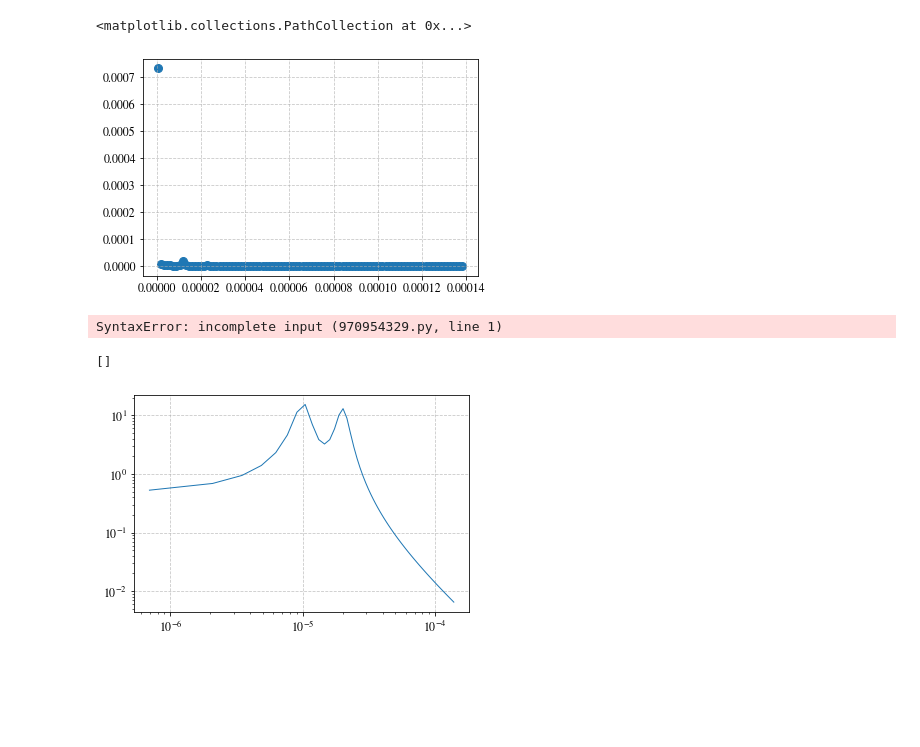
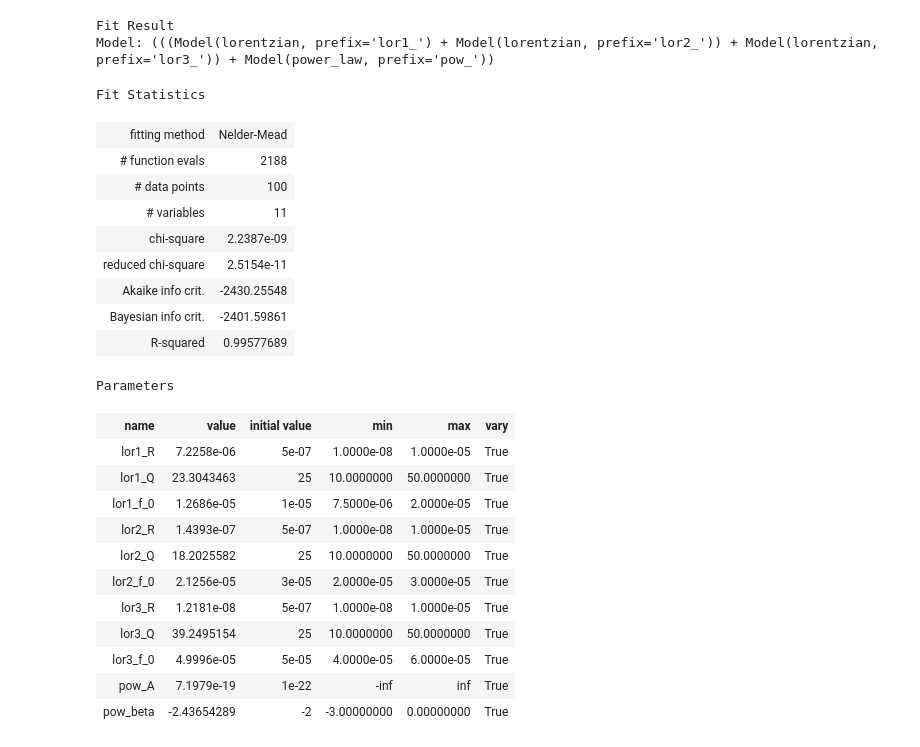
Before and after one commit to nx1/clear_skies, a Jupyter notebook: notebooks/PSD.ipynb, the cells around one changed output. Drawn from its saved outputs; the diff is of its cells as text; code cells hidden in the pictures; blank space fills up the shorter version.

```diff
--- a/notebooks/PSD.ipynb
+++ b/notebooks/PSD.ipynb
@@ -158,23 +180,0 @@ plt.show()
-# %%
-# Lorentzian decomposition of power spectra
-
-xdata = freqs_binned
-ydata = psd_binned
-xdata_log = np.log10(xdata)
-ydata_log = np.log10(ydata)
-plt.scatter(xdata, ydata)
-# %% [output]
-<matplotlib.collections.PathCollection at 0x...>
-[figure, removed]
-# %%
-def summed_lorenzian(xdata, ):
-    return lorentzian() + lorentzian()
-# %% [output]
-SyntaxError: incomplete input (970954329.py, line 1)
-# %%
-y_model = lorentzian(xdata, R=0.01, Q=10, f_0=2e-5) + lorentzian(xdata, R=0.01, Q=10, f_0=1e-5)
-plt.plot(xdata,y_model)
-plt.loglog()
-# %% [output]
-[]
-[figure, removed]
@@ -207,0 +181,28 @@ plt.show()
+# %%
+result
+# %% [output]
+Fit Result
+Model: (((Model(lorentzian, prefix='lor1_') + Model(lorentzian, prefix='lor2_')) + Model(lorentzian, prefix='lor3_')) + Model(power_law, prefix='pow_'))
+Fit Statistics
+| fitting method | Nelder-Mead |
+| # function evals | 2188 |
+| # data points | 100 |
+| # variables | 11 |
+| chi-square | 2.2387e-09 |
+| reduced chi-square | 2.5154e-11 |
+| Akaike info crit. | -2430.25548 |
+| Bayesian info crit. | -2401.59861 |
+| R-squared | 0.99577689 |
+Parameters
+| name | value | initial value | min | max | vary |
+| lor1_R | 7.2258e-06 | 5e-07 | 1.0000e-08 | 1.0000e-05 | True |
+| lor1_Q | 23.3043463 | 25 | 10.0000000 | 50.0000000 | True |
+| lor1_f_0 | 1.2686e-05 | 1e-05 | 7.5000e-06 | 2.0000e-05 | True |
+| lor2_R | 1.4393e-07 | 5e-07 | 1.0000e-08 | 1.0000e-05 | True |
+| lor2_Q | 18.2025582 | 25 | 10.0000000 | 50.0000000 | True |
+| lor2_f_0 | 2.1256e-05 | 3e-05 | 2.0000e-05 | 3.0000e-05 | True |
+| lor3_R | 1.2181e-08 | 5e-07 | 1.0000e-08 | 1.0000e-05 | True |
+| lor3_Q | 39.2495154 | 25 | 10.0000000 | 50.0000000 | True |
+| lor3_f_0 | 4.9996e-05 | 5e-05 | 4.0000e-05 | 6.0000e-05 | True |
+| pow_A | 7.1979e-19 | 1e-22 | -inf | inf | True |
+| pow_beta | -2.43654289 | -2 | -3.00000000 | 0.00000000 | True |
```
Also changed, not shown: parts of 7 cells of this notebook, 10 other files.
